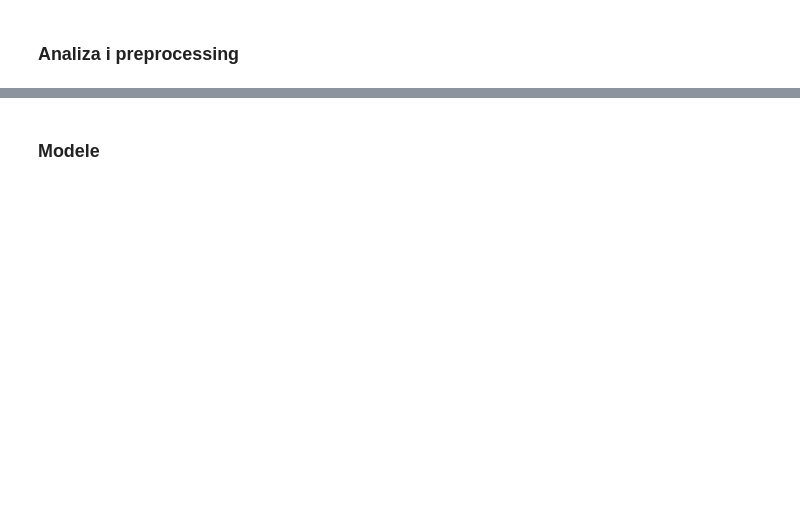
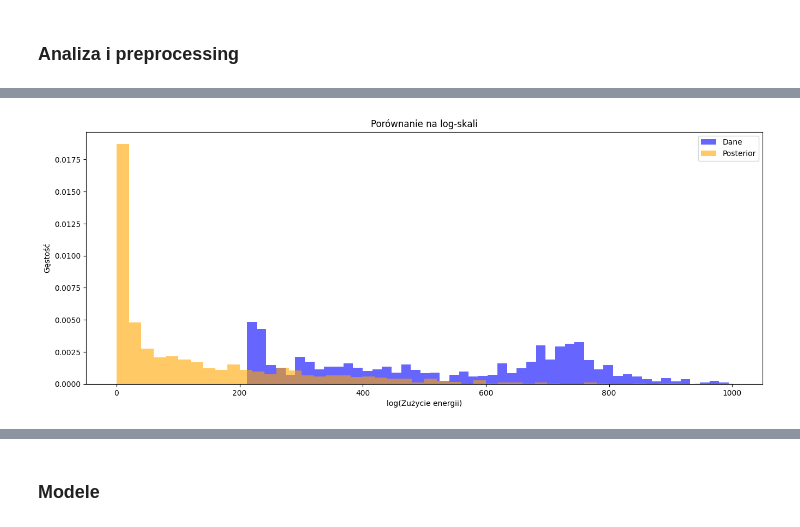
Before and after one commit to Julnowak/SensIO-Smart_Home_App, a Jupyter notebook: BAYESIAN/test.ipynb, the cells around one changed output, grey strips where cells are left out. Saved outputs shown, nothing was run; the diff lists cells and outputs as text; code cells hidden in the pictures; blank space fills up the shorter version.

```diff
--- a/BAYESIAN/test.ipynb
+++ b/BAYESIAN/test.ipynb
@@ -138,0 +304,27 @@ df_final.describe()
+# %%
+y = df_subset['energy_consumption']
+
+model_posterior_all = CmdStanModel(stan_file='posterior_all.stan')
+
+# Setting data
+data = {'N': N, 'temp': temp, 'sqm': sqm, 'lat': lat, 'lng': lng,
+        'yearbuilt': yearbuilt, 'numberoffloors': numberoffloors,
+        'occupants': occupants,
+        'hour': df_subset['hour'], 'month': df_subset['month'],
+        'day_of_week': df_subset['day_of_week'],
+        'y': y}
+
+# Sampling z priora
+posterior_all = model_posterior_all.sample(
+    data=data,
+    iter_sampling=1000,
+    iter_warmup=1,
+    chains=1,
+    fixed_param=True,
+    seed=29042020,
+    refresh=100,
+)
+
+# Odczyt wyników
+posterior_all_df = posterior_all.draws_pd()
+posterior_all_df.head()
@@ -139,3 +342,16 @@ df_final.describe()
+# %%
+posterior_all_samples = posterior_all.y_sim.mean(axis=0)
+
+plt.hist(df_subset["energy_consumption"], bins=50, alpha=0.6, label="Dane", color='blue', density=True)
+plt.hist(posterior_all_samples, bins=50, alpha=0.6, label="Posterior", color='orange', density=True)
+plt.legend()
+plt.xlabel("log(Zużycie energii)")
+plt.ylabel("Gęstość")
+
+plt.title("Porównanie na log-skali")
+plt.show()
+# %% [output]
+[figure, added]
 # %%
 import matplotlib.pyplot as plt
 import seaborn as sns
```
Also changed, not shown: parts of 46 cells of this notebook, 27 other files.
